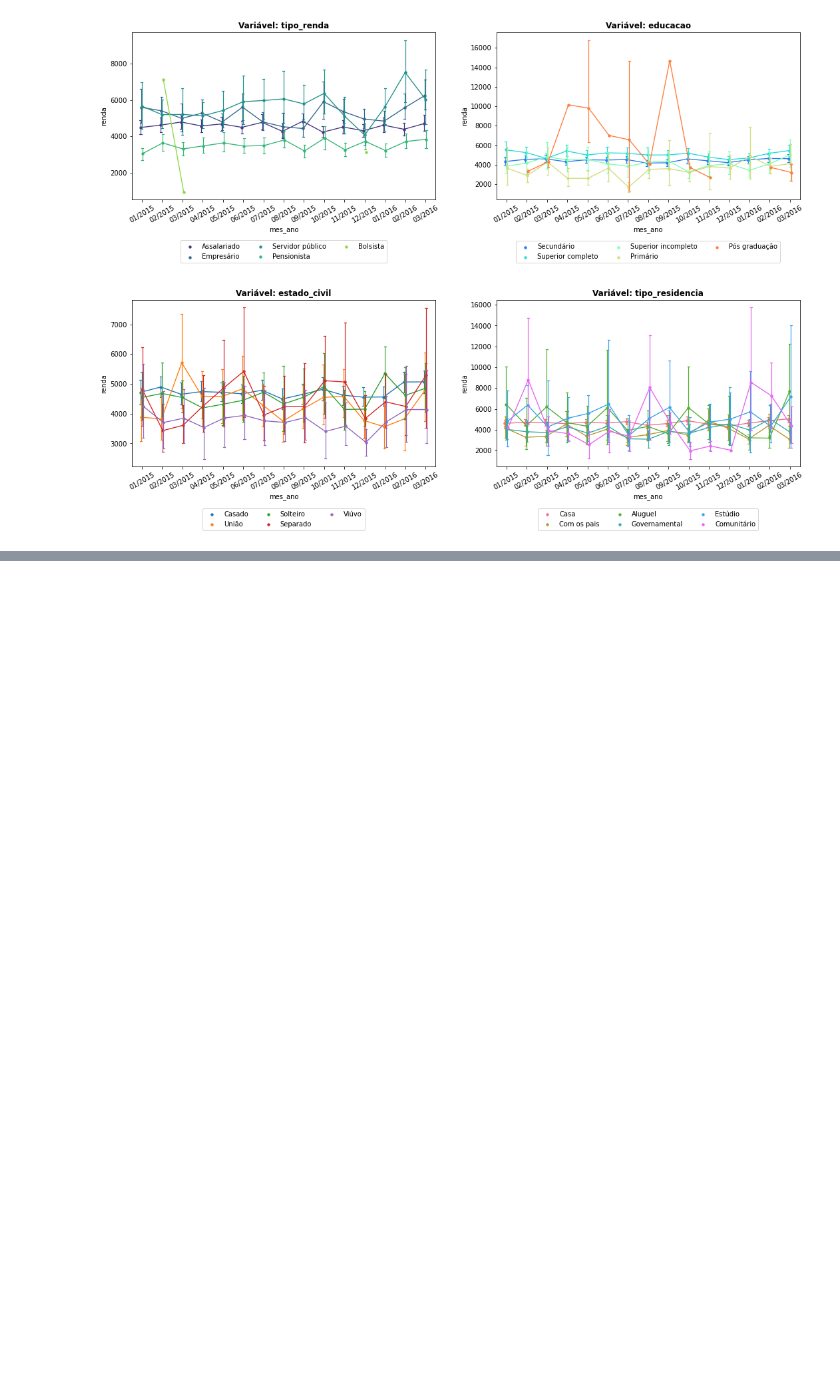
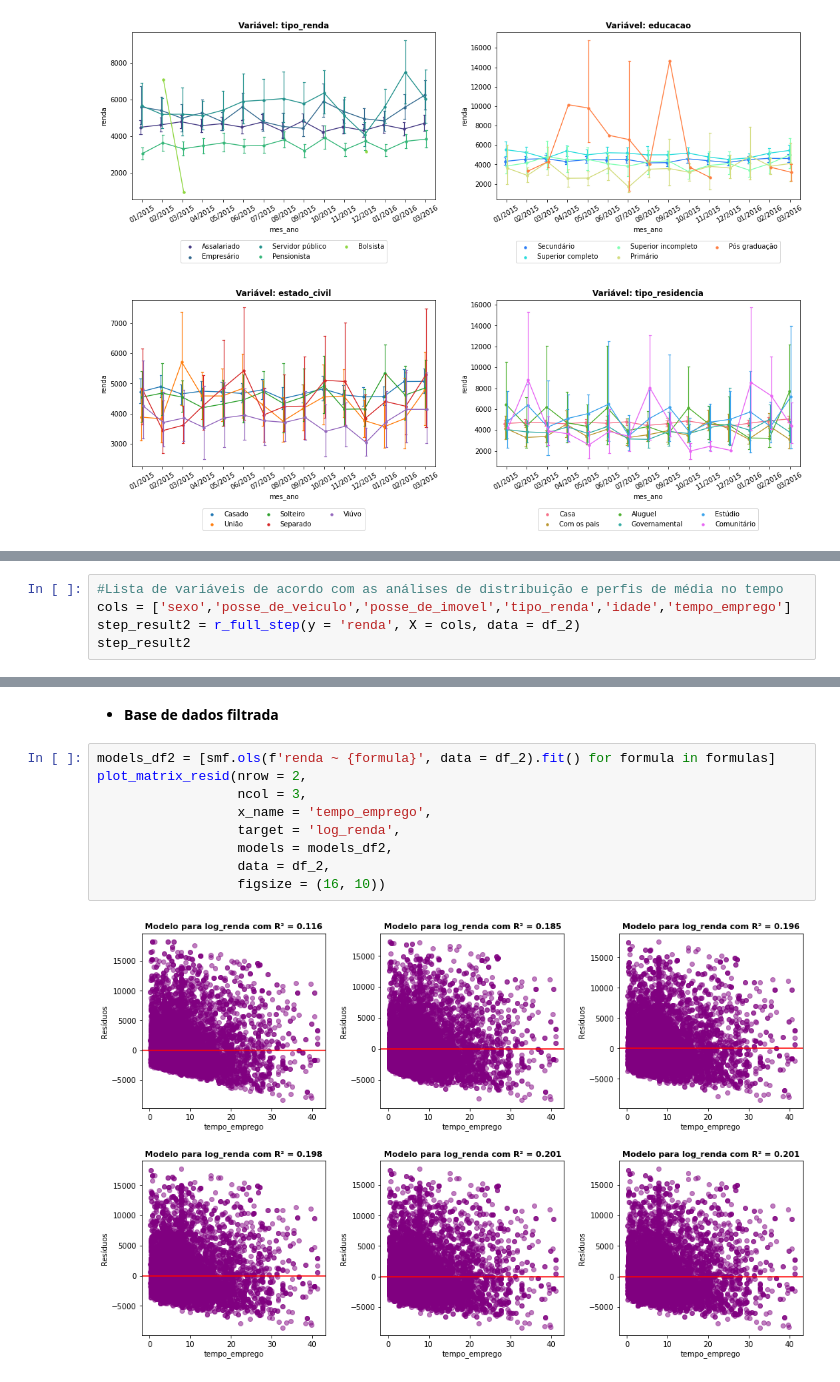
Before and after one commit to luizaires/Modelo-de-previsao-de-renda, a Jupyter notebook: Modelo_de_previsao_de_renda.ipynb, the cells around one changed output, grey strips where cells are left out. Cells and saved outputs as stored; diff of their text form; blank space fills up the shorter version.

```diff
--- a/Modelo_de_previsao_de_renda.ipynb
+++ b/Modelo_de_previsao_de_renda.ipynb
@@ -567,0 +693,5 @@ Avaliando a média da renda no tempo para `estado_civil` e por `tipo_residencia`
+# %%
+#Lista de variáveis de acordo com as análises de distribuição e perfis de média no tempo
+cols = ['sexo','posse_de_veiculo','posse_de_imovel','tipo_renda','idade','tempo_emprego']
+step_result2 = r_full_step(y = 'renda', X = cols, data = df_2)
+step_result2
@@ -567,0 +794,13 @@ Avaliando a média da renda no tempo para `estado_civil` e por `tipo_residencia`
+# %% [markdown]
+* **Base de dados filtrada**
+# %%
+models_df2 = [smf.ols(f'renda ~ {formula}', data = df_2).fit() for formula in formulas]
+plot_matrix_resid(nrow = 2,
+                  ncol = 3,
+                  x_name = 'tempo_emprego',
+                  target = 'log_renda',
+                  models = models_df2,
+                  data = df_2,
+                  figsize = (16, 10))
+# %% [output]
+[figure, added]
```
Also changed, not shown: parts of 30 cells of this notebook.
